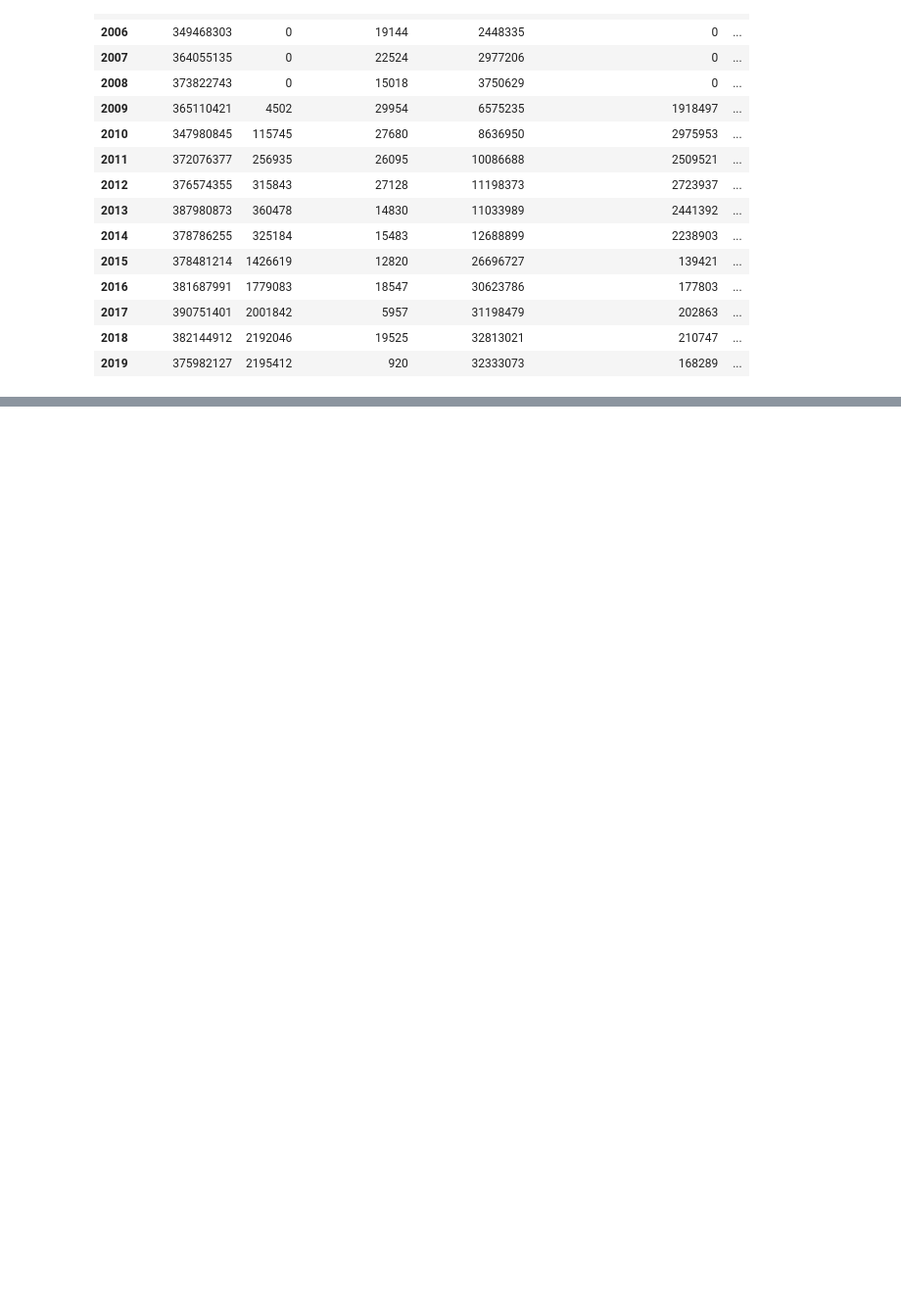
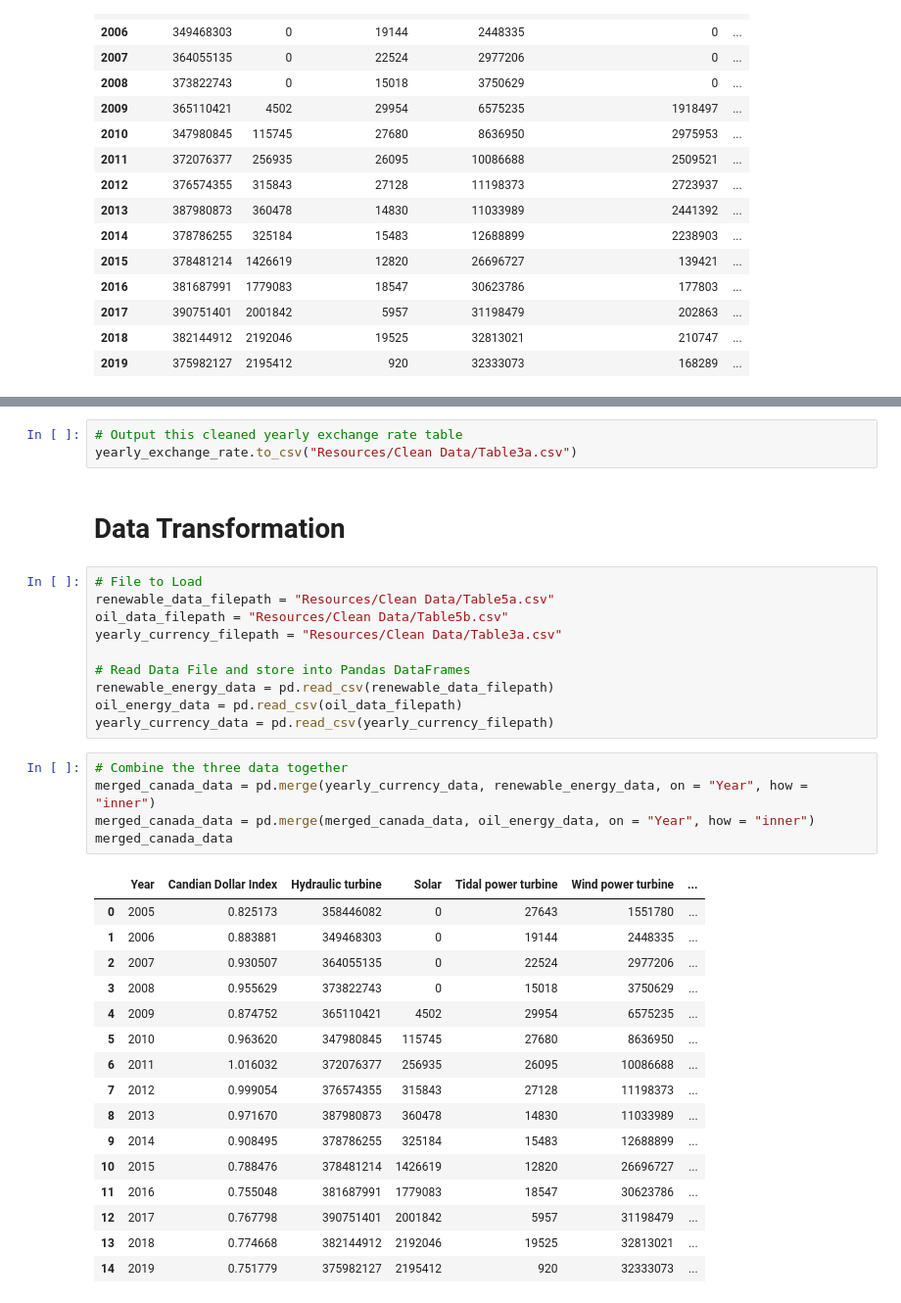
Before and after one commit to kk-deng/CanadaEnergyIE, a Jupyter notebook: Part 4 - Transformation.ipynb, the cells around one changed output, grey strips where cells are left out. Shown at 98% size. Drawn from its saved outputs; the diff is of its cells as text; blank space fills up the shorter version.

Commit message:
Finished new data extraction and data transformation

```diff
--- a/Extraction_for_Table_5.ipynb
+++ b/Part 4 - Transformation.ipynb
@@ -182,0 +317,37 @@ oil_energy_data.to_csv("Resources/Clean Data/Table 5 - Canada Oil Energy Electri
+# %%
+# Output this cleaned yearly exchange rate table
+yearly_exchange_rate.to_csv("Resources/Clean Data/Table3a.csv")
+# %% [markdown]
+# Data Transformation
+# %%
+# File to Load
+renewable_data_filepath = "Resources/Clean Data/Table5a.csv"
+oil_data_filepath = "Resources/Clean Data/Table5b.csv"
+yearly_currency_filepath = "Resources/Clean Data/Table3a.csv"
+
+# Read Data File and store into Pandas DataFrames
+renewable_energy_data = pd.read_csv(renewable_data_filepath)
+oil_energy_data = pd.read_csv(oil_data_filepath)
+yearly_currency_data = pd.read_csv(yearly_currency_filepath)
+# %%
+# Combine the three data together
+merged_canada_data = pd.merge(yearly_currency_data, renewable_energy_data, on = "Year", how = "inner")
+merged_canada_data = pd.merge(merged_canada_data, oil_energy_data, on = "Year", how = "inner")
+merged_canada_data
+# %% [output]
+|  | Year | Candian Dollar Index | Hydraulic turbine | Solar | Tidal power turbine | Wind power turbine | ... |
+| 0 | 2005 | 0.825173 | 358446082 | 0 | 27643 | 1551780 | ... |
+| 1 | 2006 | 0.883881 | 349468303 | 0 | 19144 | 2448335 | ... |
+| 2 | 2007 | 0.930507 | 364055135 | 0 | 22524 | 2977206 | ... |
+| 3 | 2008 | 0.955629 | 373822743 | 0 | 15018 | 3750629 | ... |
+| 4 | 2009 | 0.874752 | 365110421 | 4502 | 29954 | 6575235 | ... |
+| 5 | 2010 | 0.963620 | 347980845 | 115745 | 27680 | 8636950 | ... |
+| 6 | 2011 | 1.016032 | 372076377 | 256935 | 26095 | 10086688 | ... |
+| 7 | 2012 | 0.999054 | 376574355 | 315843 | 27128 | 11198373 | ... |
+| 8 | 2013 | 0.971670 | 387980873 | 360478 | 14830 | 11033989 | ... |
+| 9 | 2014 | 0.908495 | 378786255 | 325184 | 15483 | 12688899 | ... |
+| 10 | 2015 | 0.788476 | 378481214 | 1426619 | 12820 | 26696727 | ... |
+| 11 | 2016 | 0.755048 | 381687991 | 1779083 | 18547 | 30623786 | ... |
+| 12 | 2017 | 0.767798 | 390751401 | 2001842 | 5957 | 31198479 | ... |
+| 13 | 2018 | 0.774668 | 382144912 | 2192046 | 19525 | 32813021 | ... |
+| 14 | 2019 | 0.751779 | 375982127 | 2195412 | 920 | 32333073 | ... |
```
Also changed, not shown: parts of 18 cells of this notebook, 6 other files.
